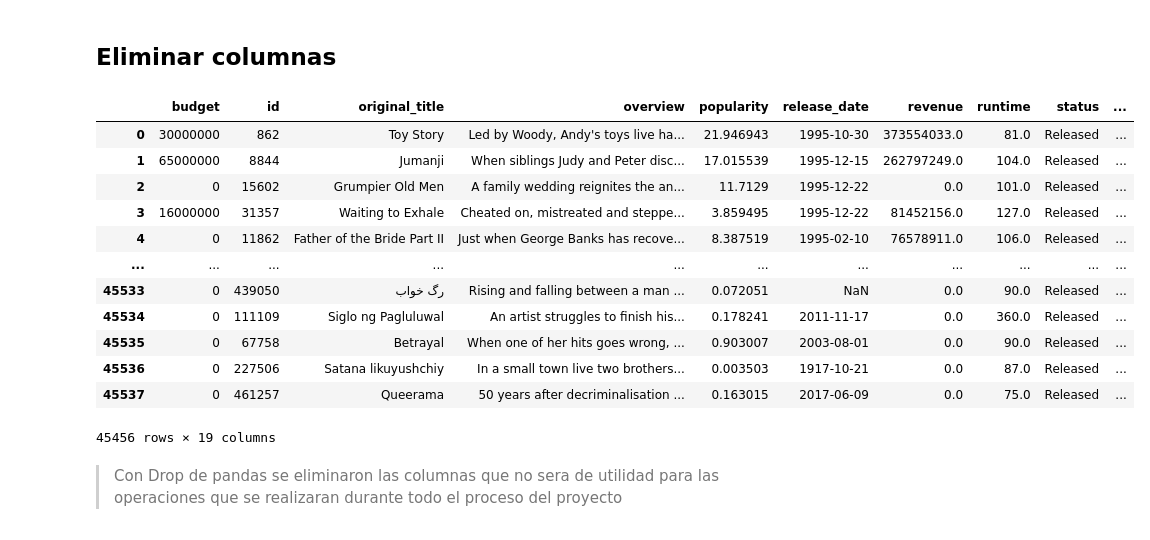
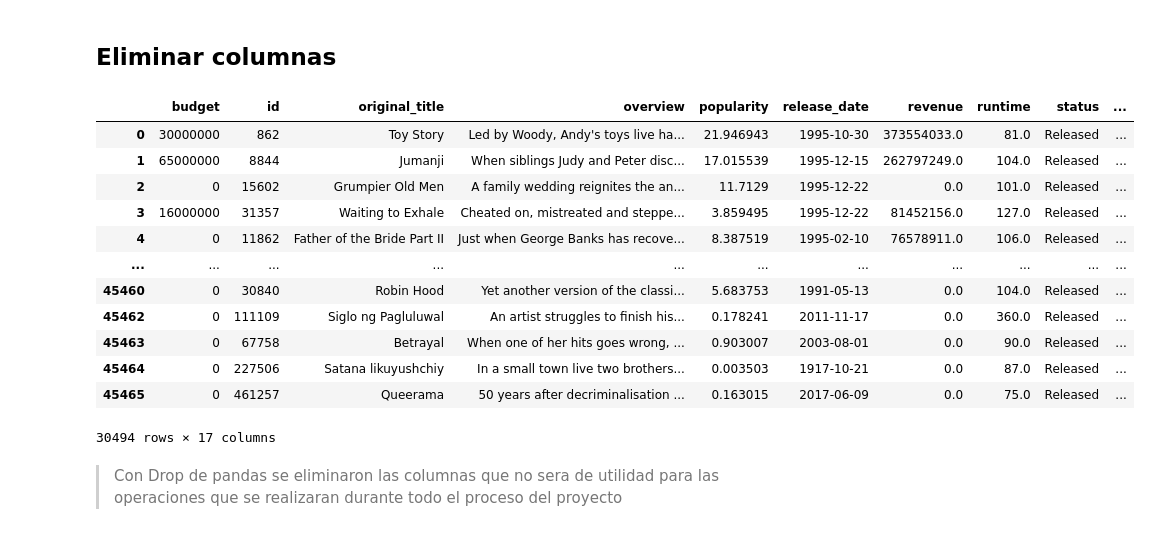
Before and after one commit to rammerbot/ETL__Machine_Learning_API_movie_recommendation, a Jupyter notebook: ETL.ipynb, the cells around one changed output. Cells and saved outputs as stored; diff of their text form; code cells hidden in the pictures.

```diff
--- a/ETL.ipynb
+++ b/ETL.ipynb
@@ -54,8 +143,8 @@ memory usage: 1.0+ MB
 # %%
 # Cargar los datos de las Peliculas.
 path = '../data/movies_dataset.csv'
-data_movies = pd.read_csv(path, low_memory=False)
-data_movies
+data = pd.read_csv(path, low_memory=False)
+data
 # %% [output]
 |  | adult | belongs_to_collection | budget | genres | homepage | id | imdb_id | original_language | ... |
 | 0 | False | {'id': 10194, 'name': 'Toy Story ... | 30000000 | [{'id': 16, 'name': 'Animation'},... | http://toystory.disney.com/toy-story | 862 | tt0114709 | en | ... |
@@ -103,6 +192,6 @@ data_cd['id'] = data_cd['id'].astype(str)
 ## Combinar Dataframes
 # %%
 # combinar datasets
-data = pd.merge(data_movies, data_cd, on='id', how='inner')
+# data = pd.merge(data_movies, data_cd, on='id', how='inner')
 # %%
 # Verificar data combinada
@@ -146,0 +224,8 @@ dtype: int64
+# %%
+# Crear una función para verificar si el título contiene solo caracteres alfabéticos
+def filtrar_titulo(titulo):
+    # Verificar si el título contiene solo letras y espacios
+    return re.match("^[a-zA-Z\s]*$", titulo) is not None
+
+# Filtrar las filas donde el título de la película es válido
+data = data[data['original_title'].apply(filtrar_titulo)]
@@ -238,6 +342,7 @@ def extract_json_str(collection):
         # Retornar NoData si es un valor nulo o existe otro tipo de error.
         return 'NoData'
 
+
 # Definir una función para extraer los datos anidados de genres.
 def extract_director(director):
     '''la funcion realiza un casteo de str dependiendo
@@ -269,8 +374,6 @@ data['collection_clean'] = data['belongs_to_collection'].apply(extract_json_str)
 data['production_companies_clean'] = data['production_companies'].apply(extract_list_str)
 data['production_countries_clean'] = data['production_countries'].apply(extract_list_str)
 data['spoken_languages_clean'] = data['spoken_languages'].apply(extract_list_str)
-data['cast_clean'] = data['cast'].apply(extract_list_str)
-data['crew_clean'] = data['crew'].apply(extract_director)
 # Mostrar las primeras filas del dataframe con las nuevas columnas
 data
 # %% [output]
@@ -312,27 +415,26 @@ recibe el parametro de la columna iterada e inicia con un 'Try-Except' para el m
 # %%
 # Columnas a eliminar.
 drop_colums = ['video','poster_path', 'homepage','imdb_id','adult',
                'tagline','original_language', 'belongs_to_collection','genres',
-               'production_companies','production_countries','spoken_languages',
-                'cast', 'crew'
+               'production_companies','production_countries','spoken_languages'
             ]
 # Eliminar columnas con drop de pandas.
 data = data.drop(columns=drop_colums)
 data
 # %% [output]
 |  | budget | id | original_title | overview | popularity | release_date | revenue | runtime | status | ... |
 | 0 | 30000000 | 862 | Toy Story | Led by Woody, Andy's toys live ha... | 21.946943 | 1995-10-30 | 373554033.0 | 81.0 | Released | ... |
 | 1 | 65000000 | 8844 | Jumanji | When siblings Judy and Peter disc... | 17.015539 | 1995-12-15 | 262797249.0 | 104.0 | Released | ... |
 | 2 | 0 | 15602 | Grumpier Old Men | A family wedding reignites the an... | 11.7129 | 1995-12-22 | 0.0 | 101.0 | Released | ... |
 | 3 | 16000000 | 31357 | Waiting to Exhale | Cheated on, mistreated and steppe... | 3.859495 | 1995-12-22 | 81452156.0 | 127.0 | Released | ... |
 | 4 | 0 | 11862 | Father of the Bride Part II | Just when George Banks has recove... | 8.387519 | 1995-02-10 | 76578911.0 | 106.0 | Released | ... |
 | ... | ... | ... | ... | ... | ... | ... | ... | ... | ... | ... |
-| 45533 | 0 | 439050 | رگ خواب | Rising and falling between a man ... | 0.072051 | NaN | 0.0 | 90.0 | Released | ... |
-| 45534 | 0 | 111109 | Siglo ng Pagluluwal | An artist struggles to finish his... | 0.178241 | 2011-11-17 | 0.0 | 360.0 | Released | ... |
-| 45535 | 0 | 67758 | Betrayal | When one of her hits goes wrong, ... | 0.903007 | 2003-08-01 | 0.0 | 90.0 | Released | ... |
-| 45536 | 0 | 227506 | Satana likuyushchiy | In a small town live two brothers... | 0.003503 | 1917-10-21 | 0.0 | 87.0 | Released | ... |
-| 45537 | 0 | 461257 | Queerama | 50 years after decriminalisation ... | 0.163015 | 2017-06-09 | 0.0 | 75.0 | Released | ... |
+| 45460 | 0 | 30840 | Robin Hood | Yet another version of the classi... | 5.683753 | 1991-05-13 | 0.0 | 104.0 | Released | ... |
+| 45462 | 0 | 111109 | Siglo ng Pagluluwal | An artist struggles to finish his... | 0.178241 | 2011-11-17 | 0.0 | 360.0 | Released | ... |
+| 45463 | 0 | 67758 | Betrayal | When one of her hits goes wrong, ... | 0.903007 | 2003-08-01 | 0.0 | 90.0 | Released | ... |
+| 45464 | 0 | 227506 | Satana likuyushchiy | In a small town live two brothers... | 0.003503 | 1917-10-21 | 0.0 | 87.0 | Released | ... |
+| 45465 | 0 | 461257 | Queerama | 50 years after decriminalisation ... | 0.163015 | 2017-06-09 | 0.0 | 75.0 | Released | ... |
-45456 rows × 19 columns
+30494 rows × 17 columns
 # %% [markdown]
 > Con Drop de pandas se eliminaron las columnas que no sera de utilidad para las operaciones que se realizaran durante todo el proceso del proyecto
 # %% [markdown]
```
Also changed, not shown: parts of 54 cells of this notebook, 6 other files.
